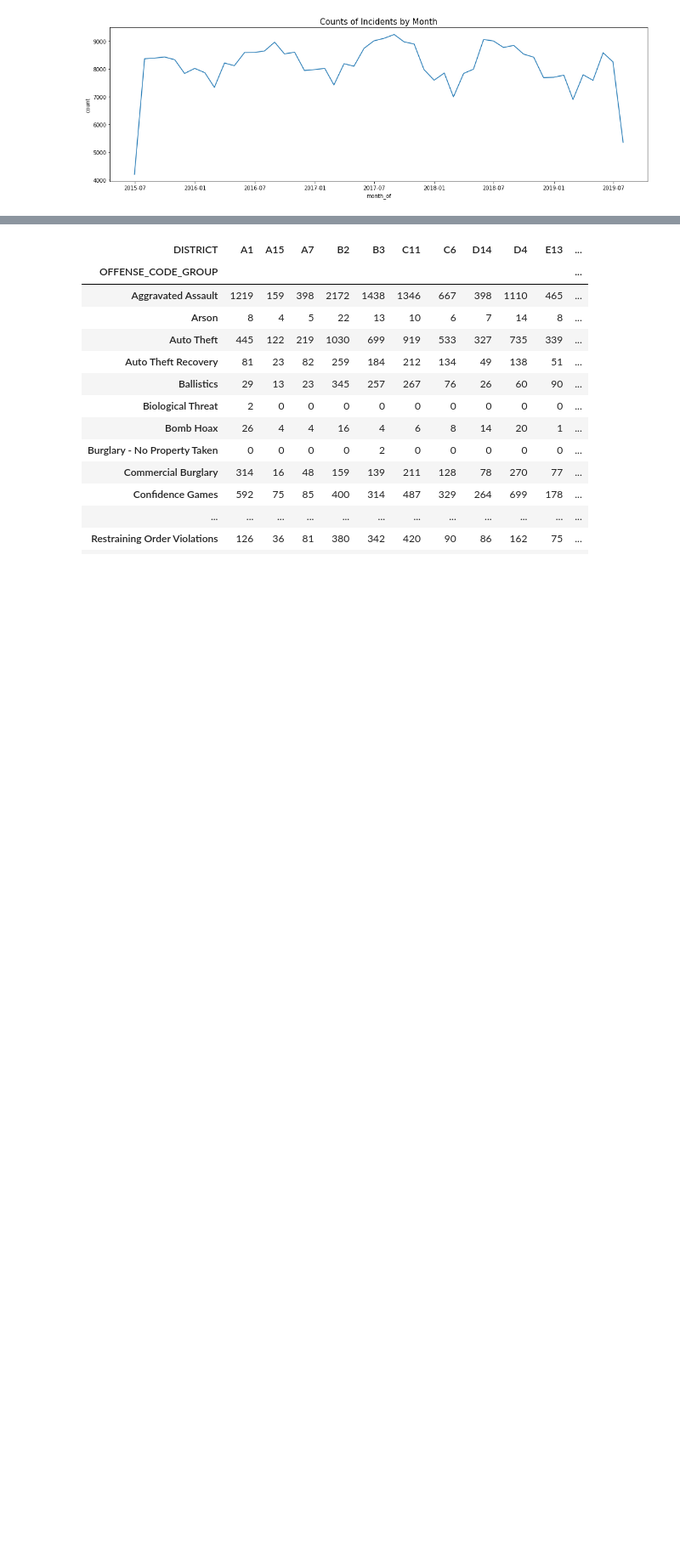
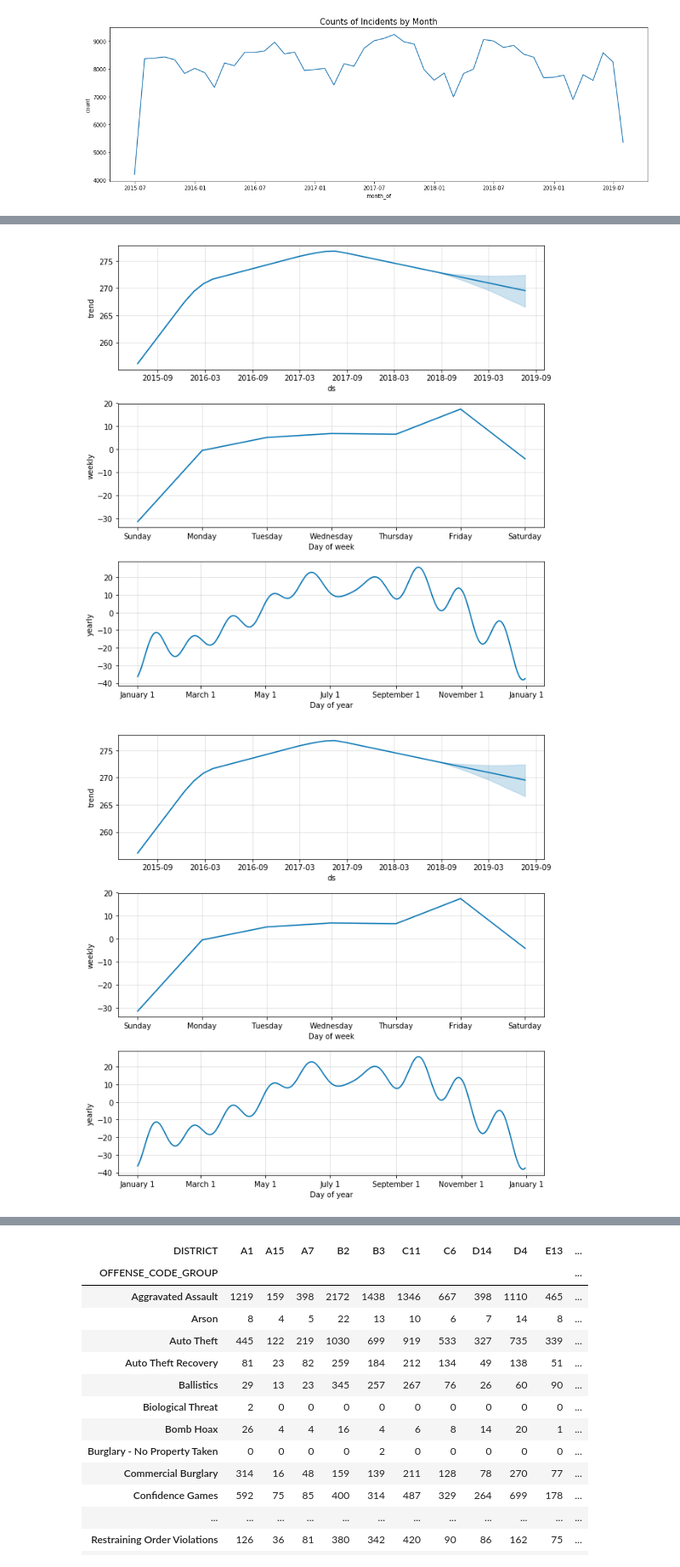
Before and after one commit to clstaub/Crime_Maps, a Jupyter notebook: EDA.ipynb, the cells around one changed output, grey strips where cells are left out. Shown at 85% size. Drawn from its saved outputs; the diff is of its cells as text; code cells hidden in the pictures; blank space fills up the shorter version.

```diff
--- a/EDA.ipynb
+++ b/EDA.ipynb
@@ -260,0 +307,5 @@ plt.tight_layout()
+# %%
+m.plot_components(forecast)
+# %% [output]
+[figure, added]
+[figure, added]
```
Also changed, not shown: parts of 20 cells of this notebook.
